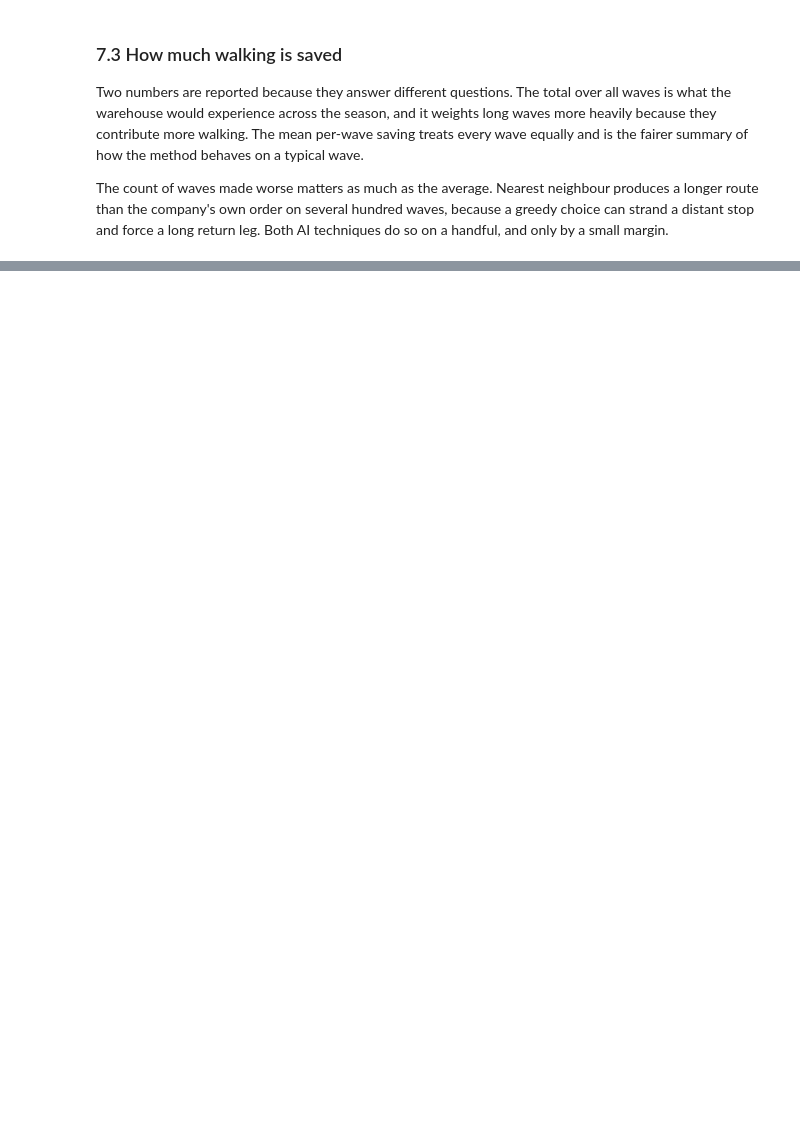
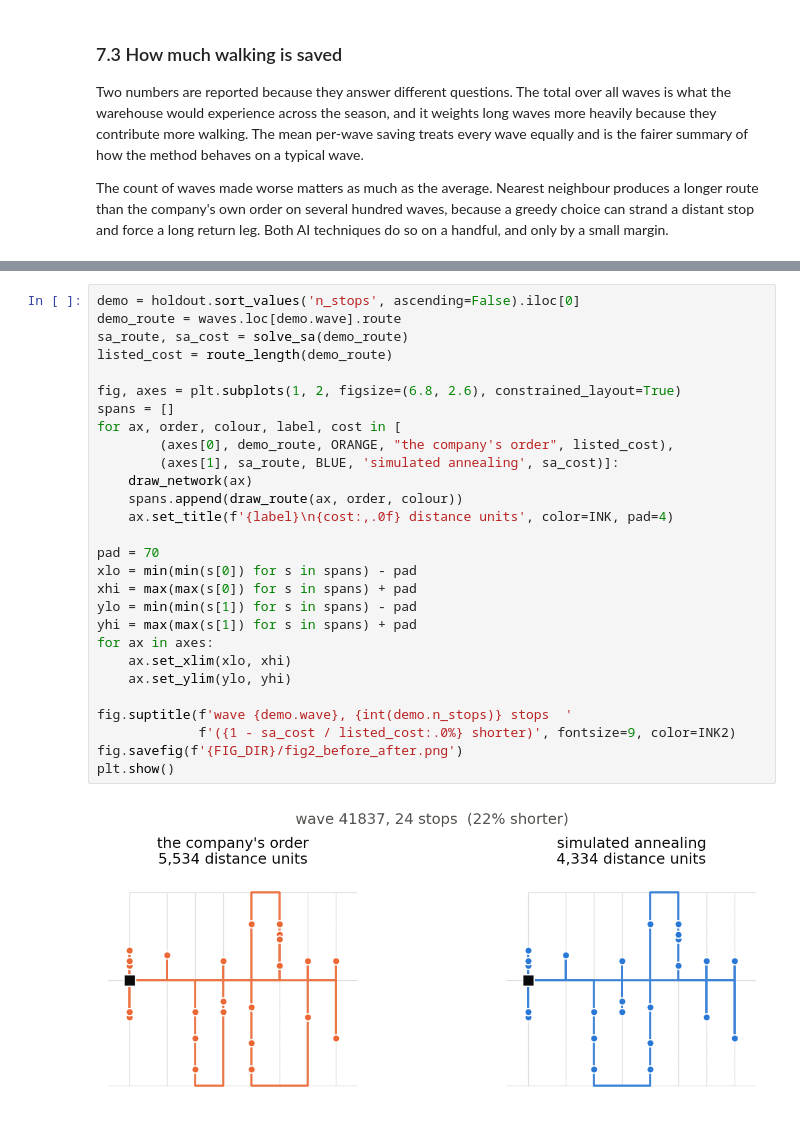
Before and after one commit to brucenguyen0302-code/warehouse-pick-optimiser, a Jupyter notebook: notebooks/Nguyen_LeBinh_AT1_1_notebook.ipynb, the cells around one changed output, grey strips where cells are left out. Cells and saved outputs as stored; diff of their text form; blank space fills up the shorter version.

```diff
--- a/notebooks/Nguyen_LeBinh_AT1_1_notebook.ipynb
+++ b/notebooks/Nguyen_LeBinh_AT1_1_notebook.ipynb
@@ -1397,0 +1637,30 @@ over the whole held-out period
+# %%
+demo = holdout.sort_values('n_stops', ascending=False).iloc[0]
+demo_route = waves.loc[demo.wave].route
+sa_route, sa_cost = solve_sa(demo_route)
+listed_cost = route_length(demo_route)
+
+fig, axes = plt.subplots(1, 2, figsize=(6.8, 2.6), constrained_layout=True)
+spans = []
+for ax, order, colour, label, cost in [
+        (axes[0], demo_route, ORANGE, "the company's order", listed_cost),
+        (axes[1], sa_route, BLUE, 'simulated annealing', sa_cost)]:
+    draw_network(ax)
+    spans.append(draw_route(ax, order, colour))
+    ax.set_title(f'{label}\n{cost:,.0f} distance units', color=INK, pad=4)
+
+pad = 70
+xlo = min(min(s[0]) for s in spans) - pad
+xhi = max(max(s[0]) for s in spans) + pad
+ylo = min(min(s[1]) for s in spans) - pad
+yhi = max(max(s[1]) for s in spans) + pad
+for ax in axes:
+    ax.set_xlim(xlo, xhi)
+    ax.set_ylim(ylo, yhi)
+
+fig.suptitle(f'wave {demo.wave}, {int(demo.n_stops)} stops  '
+             f'({1 - sa_cost / listed_cost:.0%} shorter)', fontsize=9, color=INK2)
+fig.savefig(f'{FIG_DIR}/fig2_before_after.png')
+plt.show()
+# %% [output]
+[figure, added]
```
Also changed, not shown: parts of 36 cells of this notebook.
